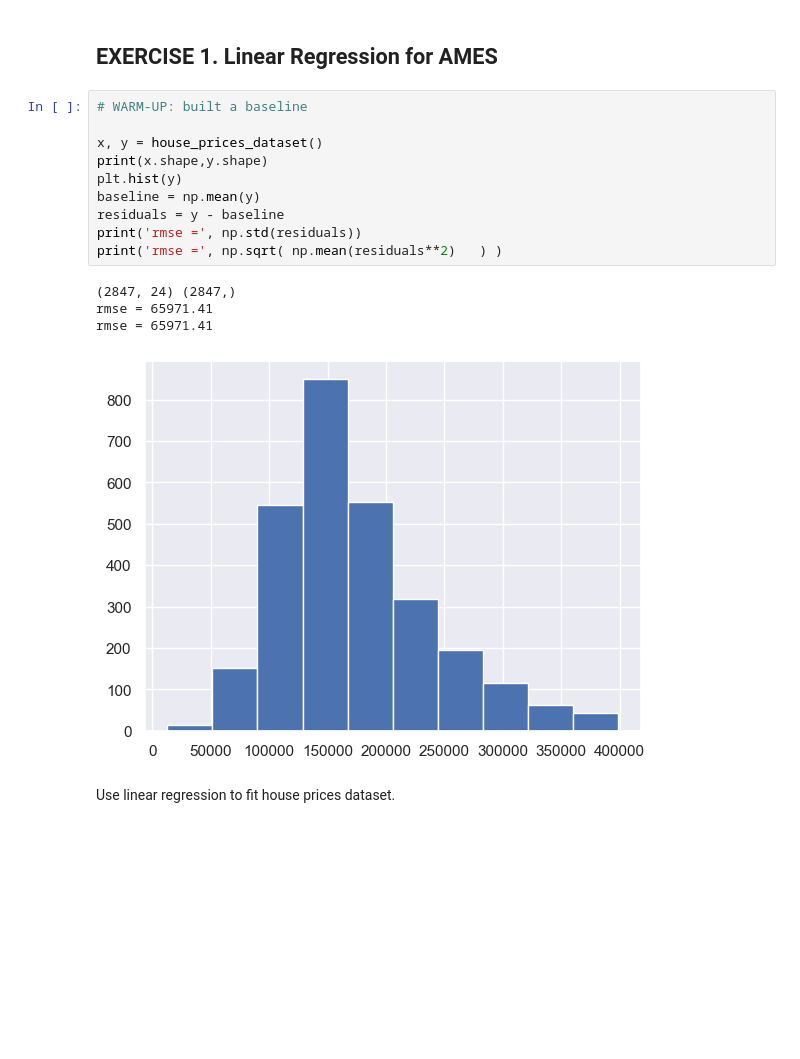
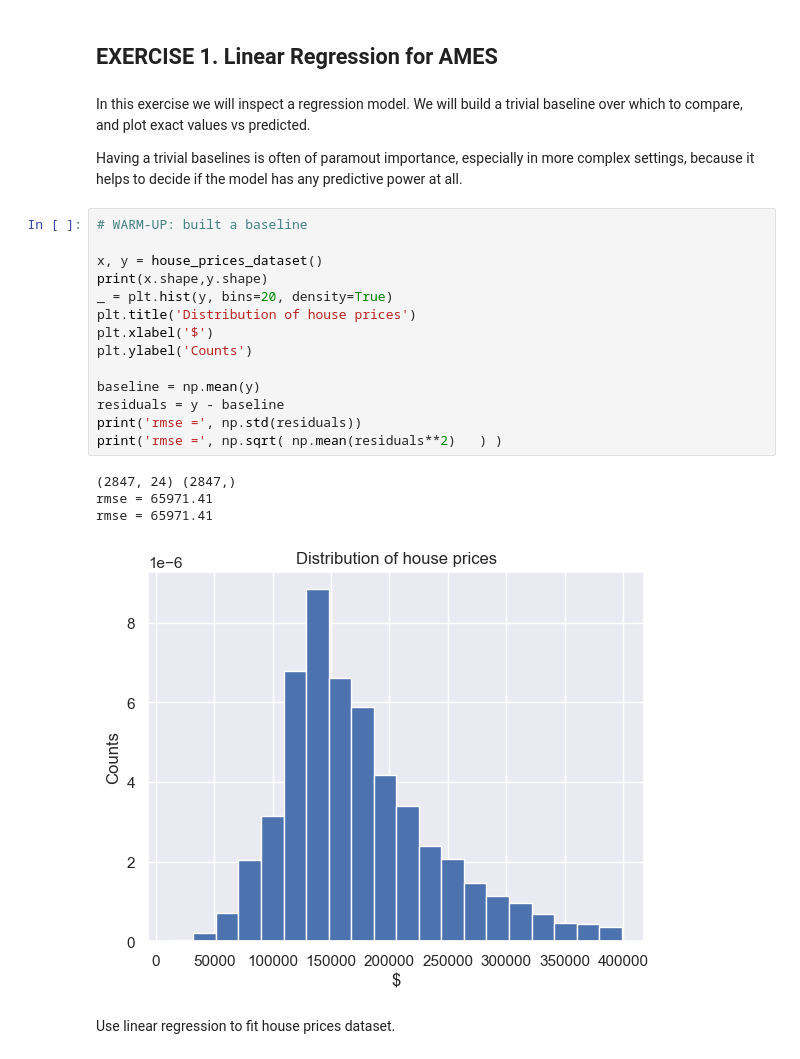
Before and after one commit to neworldemancer/DSF5, a Jupyter notebook: Course_1A.ipynb, the cells around one changed output. Cells and saved outputs as stored; diff of their text form; blank space fills up the shorter version.

Commit message:
Updated exercises in Course_1A

```diff
--- a/Course_1A.ipynb
+++ b/Course_1A.ipynb
@@ -661,21 +661,29 @@ train R2 = 0.8776526308291456
 test R2 = 0.8848557639740396
 # %% [markdown]
 ## EXERCISE 1. Linear Regression for AMES
+# %% [markdown]
+In this exercise we will inspect a regression model. We will build a trivial baseline over which to compare, and plot exact values vs predicted.
+
+Having a trivial baselines is often of paramout importance, especially in more complex settings, because it helps to decide if the model has any predictive power at all.
 # %%
 # WARM-UP: built a baseline
 
 x, y = house_prices_dataset()
 print(x.shape,y.shape)
-plt.hist(y)
+_ = plt.hist(y, bins=20, density=True)
+plt.title('Distribution of house prices')
+plt.xlabel('$')
+plt.ylabel('Counts')
+
 baseline = np.mean(y)
 residuals = y - baseline
 print('rmse =', np.std(residuals))
 print('rmse =', np.sqrt( np.mean(residuals**2)   ) )
 # %% [output]
 (2847, 24) (2847,)
 rmse = 65971.41
 rmse = 65971.41
-[figure, old version]
+[figure, new version]
 # %% [markdown]
 Use linear regression to fit house prices dataset.
 # %%
```
Also changed, not shown: parts of 2 cells of this notebook, 1 other file.
